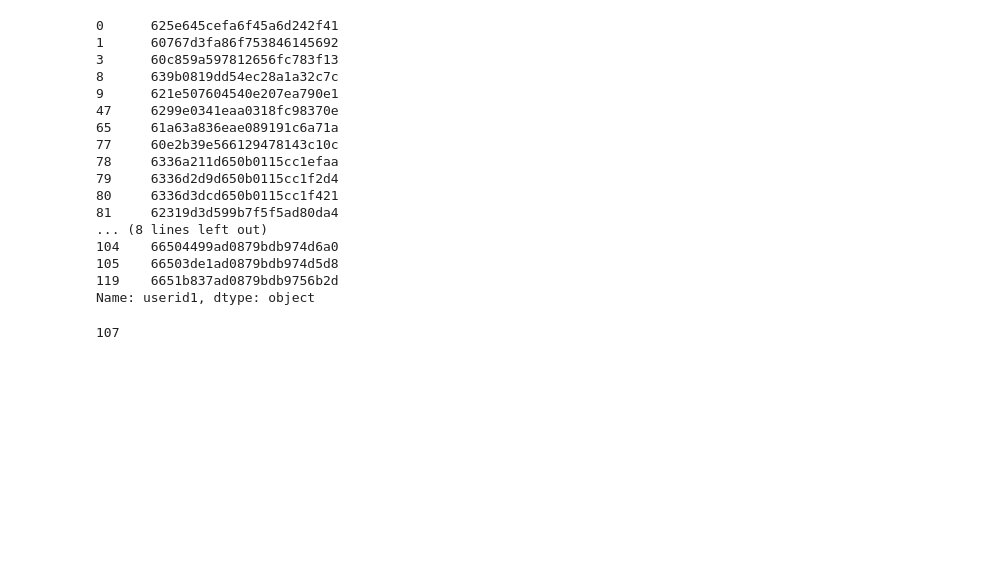
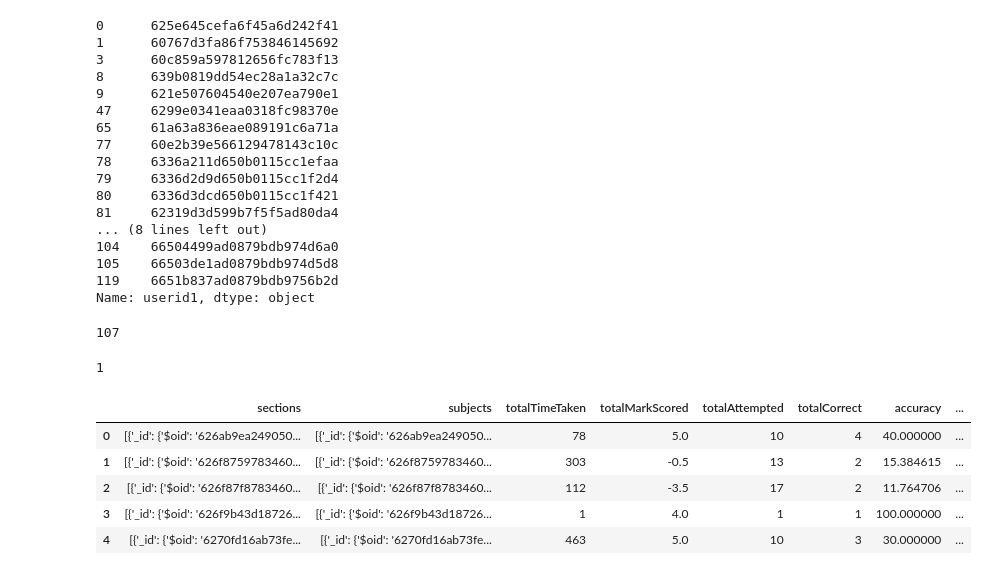
Before and after one commit to GV-mathongo-intern/testproj1, a Jupyter notebook: Untitled-1.ipynb, the cells around one changed output. Drawn from its saved outputs; the diff is of its cells as text; code cells hidden in the pictures; blank space fills up the shorter version.

```diff
--- a/Untitled-1.ipynb
+++ b/Untitled-1.ipynb
@@ -92,3 +96,17 @@ Name: userid1, dtype: object
 df1['testid1'].nunique()
 # %% [output]
 107
+# %%
+df1['isBonusAttempted'].nunique()
+# %% [output]
+1
+# %%
+df1.drop('isBonusAttempted',axis=1,inplace=True)
+df1.head()
+# %% [output]
+|  | sections | subjects | totalTimeTaken | totalMarkScored | totalAttempted | totalCorrect | accuracy | ... |
+| 0 | [{'_id': {'$oid': '626ab9ea249050... | [{'_id': {'$oid': '626ab9ea249050... | 78 | 5.0 | 10 | 4 | 40.000000 | ... |
+| 1 | [{'_id': {'$oid': '626f8759783460... | [{'_id': {'$oid': '626f8759783460... | 303 | -0.5 | 13 | 2 | 15.384615 | ... |
+| 2 | [{'_id': {'$oid': '626f87f8783460... | [{'_id': {'$oid': '626f87f8783460... | 112 | -3.5 | 17 | 2 | 11.764706 | ... |
+| 3 | [{'_id': {'$oid': '626f9b43d18726... | [{'_id': {'$oid': '626f9b43d18726... | 1 | 4.0 | 1 | 1 | 100.000000 | ... |
+| 4 | [{'_id': {'$oid': '6270fd16ab73fe... | [{'_id': {'$oid': '6270fd16ab73fe... | 463 | 5.0 | 10 | 3 | 30.000000 | ... |
```
Also changed, not shown: parts of 2 cells of this notebook, 1 other file.
